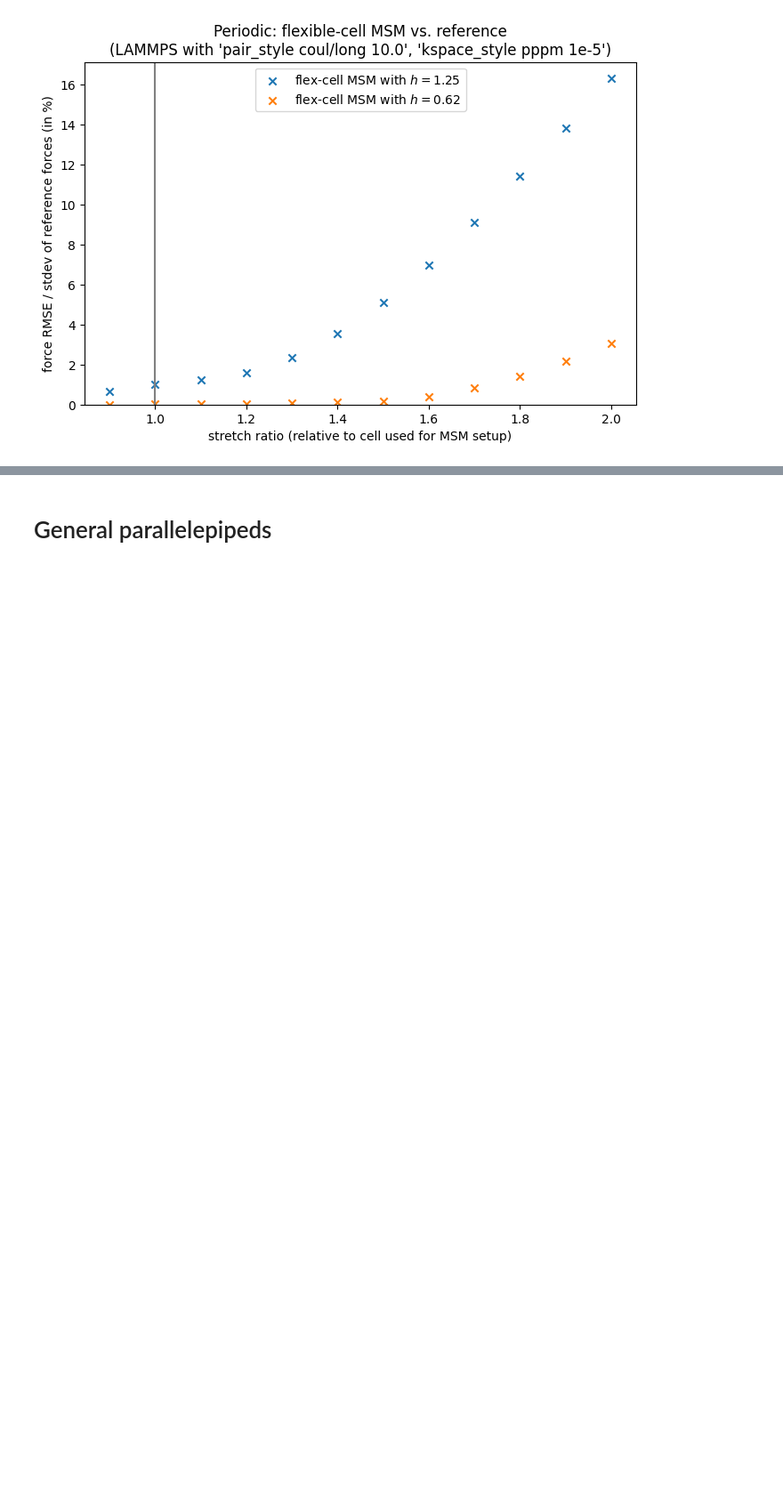
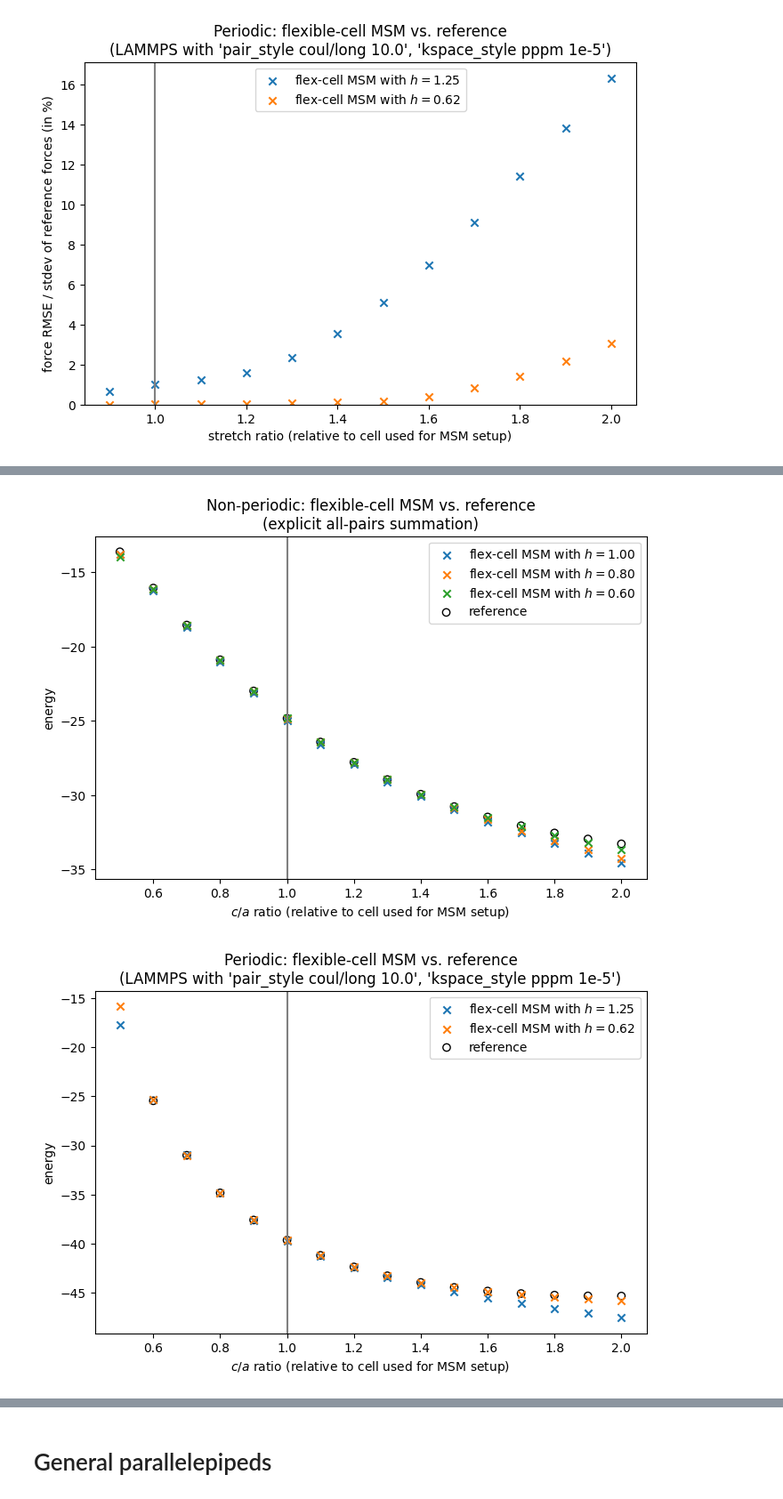
Before and after one commit to Madsen-s-research-group/msmjax, a Jupyter notebook: examples/flexible_cell.ipynb, the cells around one changed output, grey strips where cells are left out. Shown at 89% size. Cells and saved outputs as stored; diff of their text form; code cells hidden in the pictures; blank space fills up the shorter version.

Commit message:
Continue flex cell experiments

```diff
--- a/examples/flexible_cell.ipynb
+++ b/examples/flexible_cell.ipynb
@@ -350,8 +353,8 @@ for key_pbcs in ["pbc-False", "pbc-True"]:
 [figure]
 # %%
 for key_pbcs in ["pbc-False", "pbc-True"]:
-    fig, ax = plt.subplots(figsize=figsize)
-    ax.set_title(plot_titles[key_pbcs])
+    fig, ax = plt.subplots(figsize=FIGSIZE)
+    ax.set_title(PLOT_TITLES[key_pbcs])
     ax.set_xlabel("stretch ratio (relative to cell used for MSM setup)")
     ax.set_ylabel("force RMSE / stdev of reference forces (in %)")
     for h, res in results_msm_flex[key_pbcs].items():
@@ -382,34 +376,0 @@ all_deformations = onp.linspace(lower, upper, n_steps)
-# %%
-energies_ref_nonperiodic = onp.full_like(all_deformations, onp.nan)
-forces_ref_nonperiodic = onp.full(
-    (len(all_deformations), n_particles, 3), onp.nan
-)
-energies_ref_periodic = onp.full_like(energies_ref_nonperiodic, onp.nan)
-forces_ref_periodic = onp.full_like(forces_ref_nonperiodic, onp.nan)
-for i, deformation in enumerate(all_deformations):
-    pos_deformed = pos * [deformation, 1, 1]  # TODO
-    cell_deformed = cell * [deformation, 1, 1]  # TODO
-    energies_ref_nonperiodic[i] = calc_energy_ref_nonperiodic(
-        pos_deformed, chg
-    )
-    forces_ref_nonperiodic[i] = calc_forces_ref_nonperiodic(pos_deformed, chg)
-    try:
-        e_ref, f_ref_periodic = calc_e_and_f_ref_periodic(
-            pos_deformed, chg, cell_deformed
-        )
-        energies_ref_periodic[i] = e_ref
-        forces_ref_periodic[i] = f_ref_periodic
-    except Exception as e:
-        print(repr(e))
-        continue
-
-results_ref = {
-    "pbc-False": {
-        "energies": energies_ref_nonperiodic,
-        "forces": forces_ref_nonperiodic,
-    },
-    "pbc-True": {
-        "energies": energies_ref_periodic,
-        "forces": forces_ref_periodic,
-    },
-}
@@ -469,27 +451,30 @@ plot_titles = {
 # %%
 for key_pbcs in ["pbc-False", "pbc-True"]:
-    fig, ax = plt.subplots(figsize=figsize)
-    ax.set_title(plot_titles[key_pbcs])
-    ax.set_xlabel("stretch ratio (relative to cell used for MSM setup)")
+    fig, ax = plt.subplots(figsize=FIGSIZE)
+    ax.set_title(PLOT_TITLES[key_pbcs])
+    ax.set_xlabel("$c/a$ ratio (relative to cell used for MSM setup)")
     ax.set_ylabel("energy")
     for h, res in results_msm_flex[key_pbcs].items():
         ax.scatter(
             all_deformations,
             res["energies"],
             label=f"flex-cell MSM with $h={h:.2f}$",
             marker="x",
         )
     ax.scatter(
         all_deformations,
         results_ref[key_pbcs]["energies"],
         color="black",
         facecolor="none",
         label="reference",
         zorder=-10,
     )
     ax.axvline(1.0, color="gray")
     ax.legend()
     # fig.savefig(f"energies_{key_pbcs}.pdf")
     plt.show()
+# %% [output]
+[figure, added]
+[figure, added]
 # %%
 for key_pbcs in ["pbc-False", "pbc-True"]:
```
Also changed, not shown: parts of 68 cells of this notebook, 1 other file.
